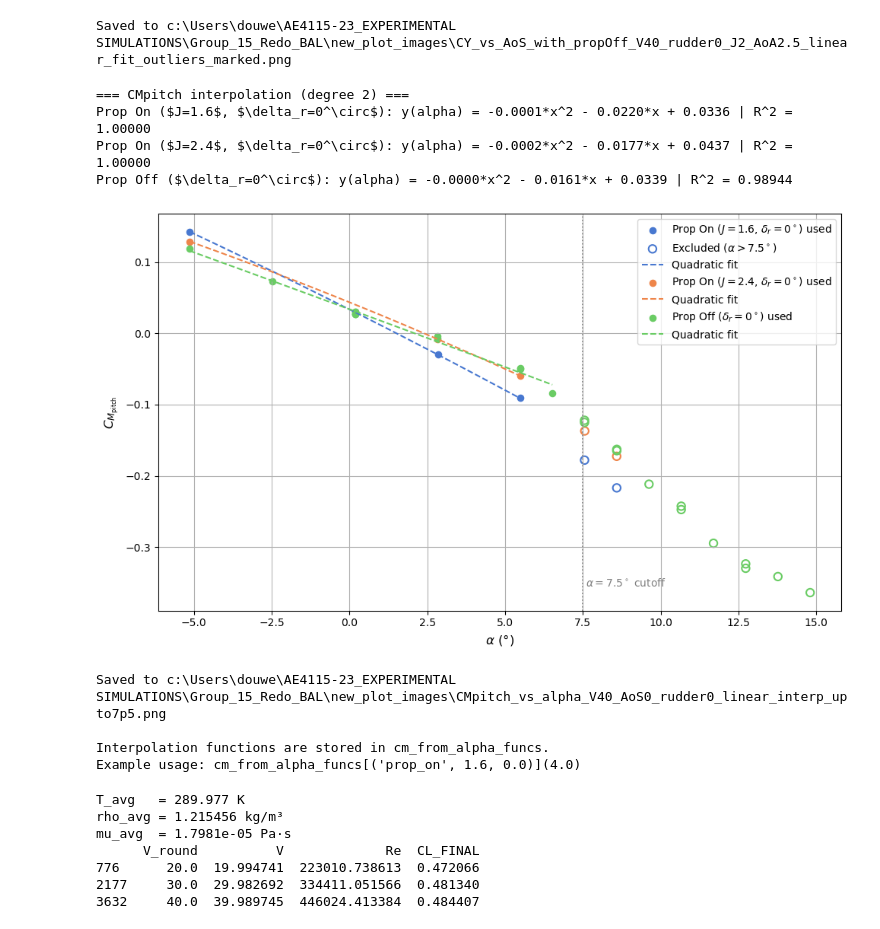
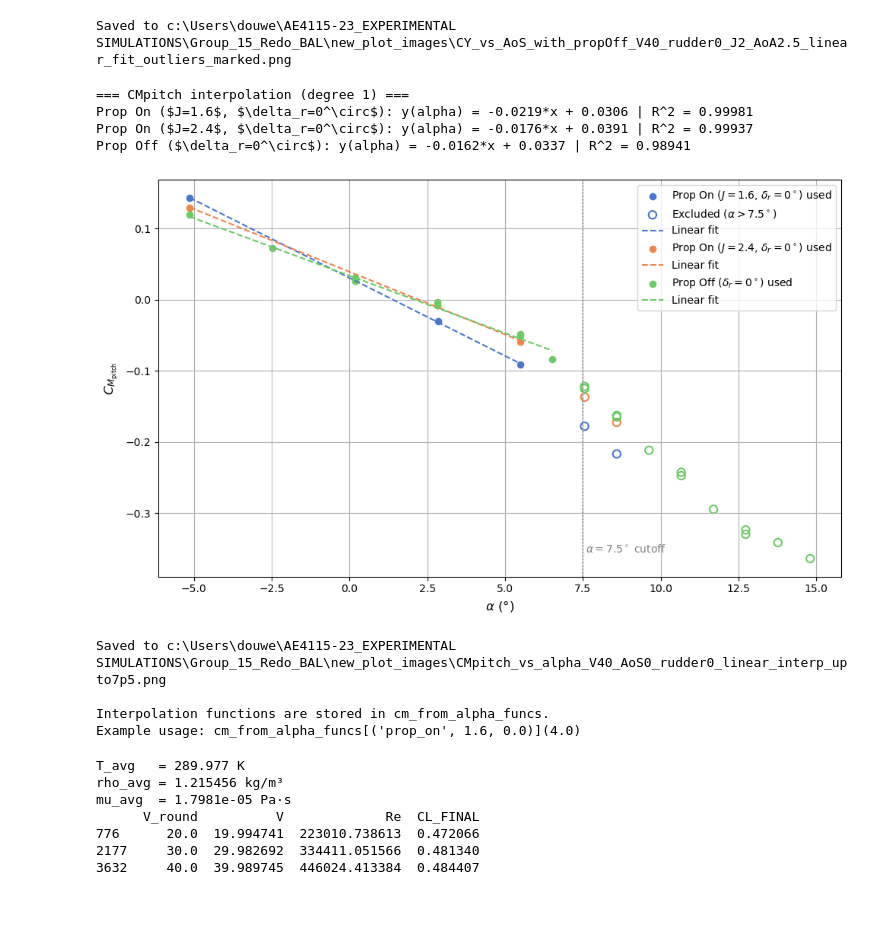
Before and after one commit to DCdeJong2002/Group_15_Redo_BAL, a Jupyter notebook: data_plotter_updated.ipynb, the cells around one changed output. Cells and saved outputs as stored; diff of their text form; code cells hidden in the pictures.

```diff
--- a/data_plotter_updated.ipynb
+++ b/data_plotter_updated.ipynb
@@ -1390,7 +1390,7 @@ Saved to c:\Users\douwe\AE4115-23_EXPERIMENTAL SIMULATIONS\Group_15_Redo_BAL\new
 import matplotlib.pyplot as plt
 import numpy as np
 
-CMPITCH_DEG = 2
+CMPITCH_DEG = 1
 
 # Ensure rounded helper columns exist
 if "V_round" not in df.columns:
@@ -1530,38 +1530,38 @@ for idx, (case_name, j_val, rudder_val) in enumerate(series_specs):
     )
 
     print(f"{base_label}: y(alpha) = {eqn} | R^2 = {r2:.5f}")
 
 ax.axvline(alpha_fit_max, color="gray", linestyle=":", linewidth=1.2)
 ax.text(
     alpha_fit_max + 0.1,
     ax.get_ylim()[0] + 0.06 * (ax.get_ylim()[1] - ax.get_ylim()[0]),
     r"$\alpha=7.5^\circ$ cutoff",
     color="gray",
 )
 
 ax.set_xlabel(r"$\alpha$ (°)")
 ax.set_ylabel(r"$C_{M_\mathrm{pitch}}$")
 if SHOW_TITLE:
     ax.set_title(r"$C_{M_\mathrm{pitch}}$ vs $\alpha$ (linear fit, V = 40 m/s, AoS = 0°, $\delta_r$ = 0°)")
 ax.legend()
 ax.grid(True)
 
 plt.tight_layout()
 plt.savefig(os.path.join(PLOT_DIR, "CMpitch_vs_alpha_V40_AoS0_rudder0_linear_interp_upto7p5.png"), dpi=150)
 plt.show()
 print(f"Saved to {os.path.join(PLOT_DIR, 'CMpitch_vs_alpha_V40_AoS0_rudder0_linear_interp_upto7p5.png')}")
 
 # Update interpolation_meta to confirm this cell used the same AOA_COL
 interpolation_meta["AOA_COL_cm"] = AOA_COL
 
 print("\nInterpolation functions are stored in cm_from_alpha_funcs.")
 print("Example usage: cm_from_alpha_funcs[('prop_on', 1.6, 0.0)](4.0)")
 # %% [output]
-=== CMpitch interpolation (degree 2) ===
-Prop On ($J=1.6$, $\delta_r=0^\circ$): y(alpha) = -0.0001*x^2 - 0.0220*x + 0.0336 | R^2 = 1.00000
-Prop On ($J=2.4$, $\delta_r=0^\circ$): y(alpha) = -0.0002*x^2 - 0.0177*x + 0.0437 | R^2 = 1.00000
-Prop Off ($\delta_r=0^\circ$): y(alpha) = -0.0000*x^2 - 0.0161*x + 0.0339 | R^2 = 0.98944
+=== CMpitch interpolation (degree 1) ===
+Prop On ($J=1.6$, $\delta_r=0^\circ$): y(alpha) = -0.0219*x + 0.0306 | R^2 = 0.99981
+Prop On ($J=2.4$, $\delta_r=0^\circ$): y(alpha) = -0.0176*x + 0.0391 | R^2 = 0.99937
+Prop Off ($\delta_r=0^\circ$): y(alpha) = -0.0162*x + 0.0337 | R^2 = 0.98941
-[figure, old version]
+[figure, new version]
 Saved to c:\Users\douwe\AE4115-23_EXPERIMENTAL SIMULATIONS\Group_15_Redo_BAL\new_plot_images\CMpitch_vs_alpha_V40_AoS0_rudder0_linear_interp_upto7p5.png
 
 Interpolation functions are stored in cm_from_alpha_funcs.
```
Also changed, not shown: parts of 9 cells of this notebook, 5 other files.
